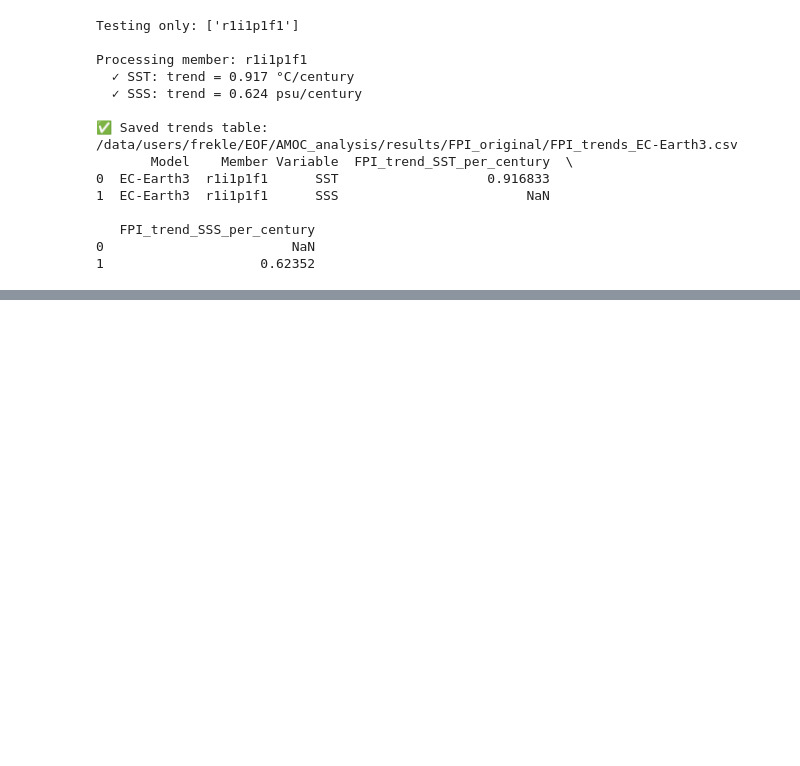
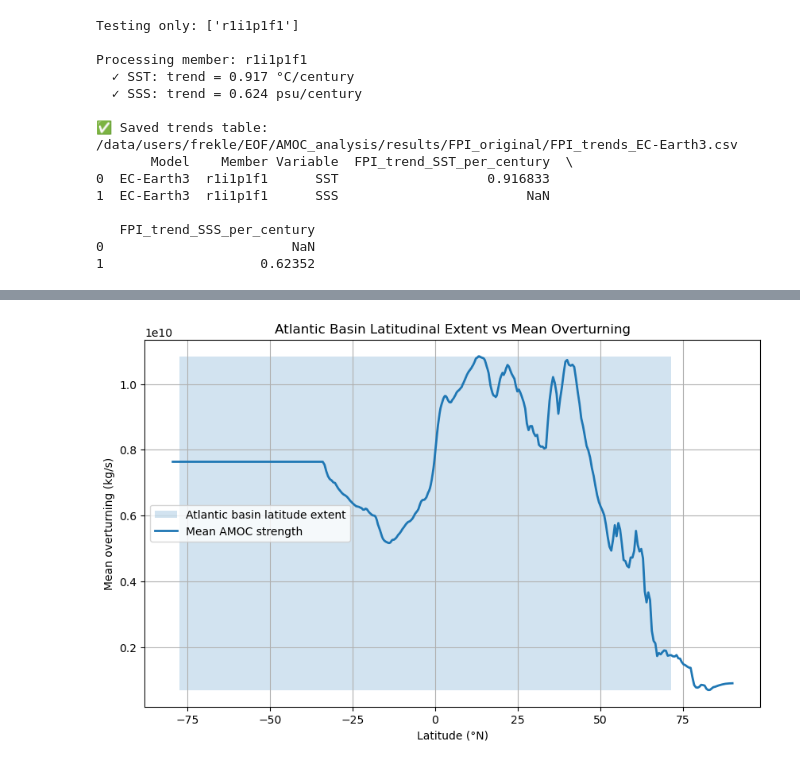
Before and after one commit to frejahk9/Master-thesis-2026, a Jupyter notebook: AMOC_analysis/AMOC_analysis.ipynb, the cells around one changed output, grey strips where cells are left out. Saved outputs shown, nothing was run; the diff lists cells and outputs as text; code cells hidden in the pictures; blank space fills up the shorter version.

```diff
--- a/AMOC_analysis/AMOC_analysis.ipynb
+++ b/AMOC_analysis/AMOC_analysis.ipynb
@@ -378,0 +676,76 @@ Processing member: r1i1p1f1
+# %%
+#!/usr/bin/env python3
+"""
+Overlay AMOC overturning strength on the Atlantic basin mask latitude extent.
+Shows which latitudes belong to Atlantic and how strong the overturning is there.
+"""
+
+import xarray as xr
+import numpy as np
+import matplotlib.pyplot as plt
+
+# -----------------------------------------
+# USER paths
+# -----------------------------------------
+mask_path  = "/data/users/mde/FREJA/subbasins.nc"       # Atlantic mask
+msft_path  = "/data/projects/nckf/frekle/CMIP6_data/CESM2/msftmz/msftmz_Oyear_CESM2_historical_r10i1p1f1_gn_185001-201412.nc"             # CESM msftmz
+
+# -----------------------------------------
+# LOAD DATA
+# -----------------------------------------
+mask_ds = xr.open_dataset(mask_path)
+atl = mask_ds["atlmsk"]          # (y, x)
+lat_mask = mask_ds["nav_lat"]    # (y, x)
+
+msft_ds = xr.open_dataset(msft_path)
+msft = msft_ds["msftmz"].isel(basin=0)  # (time, lev, lat)
+
+lat_msft = msft_ds["lat"]
+lev      = msft_ds["lev"]
+
+# -----------------------------------------
+# TIME–MEAN OVERTURNING
+# -----------------------------------------
+msft_mean = msft.mean("time")     # (lev, lat)
+
+# depth–mean overturning per latitude
+msft_lat = msft_mean.mean("lev")  # (lat)
+
+# -----------------------------------------
+# LATITUDES WHERE ATLANTIC MASK EXISTS
+# -----------------------------------------
+atl_mask = atl.where(atl > 0)
+lat_vals = lat_mask.values
+
+# find rows (lat bands) with any Atlantic
+has_atl = np.any(~np.isnan(atl_mask.values), axis=1)
+
+# extract mean latitude bands
+atl_lat = np.nanmean(lat_vals[has_atl, :], axis=1)
+
+# -----------------------------------------
+# PLOT
+# -----------------------------------------
+plt.figure(figsize=(10,6))
+
+# shading where Atlantic mask exists
+plt.fill_betweenx(
+    y=[msft_lat.min(), msft_lat.max()],
+    x1=atl_lat.min(),
+    x2=atl_lat.max(),
+    alpha=0.2,
+    label="Atlantic basin latitude extent"
+)
+
+# overturning vs latitude
+plt.plot(lat_msft, msft_lat, lw=2, label="Mean AMOC strength")
+
+plt.title("Atlantic Basin Latitudinal Extent vs Mean Overturning")
+plt.xlabel("Latitude (°N)")
+plt.ylabel("Mean overturning (kg/s)")
+
+plt.legend()
+plt.grid(True)
+plt.show()
+# %% [output]
+[figure, added]
```
Also changed, not shown: parts of 28 cells of this notebook, 9 other files.
